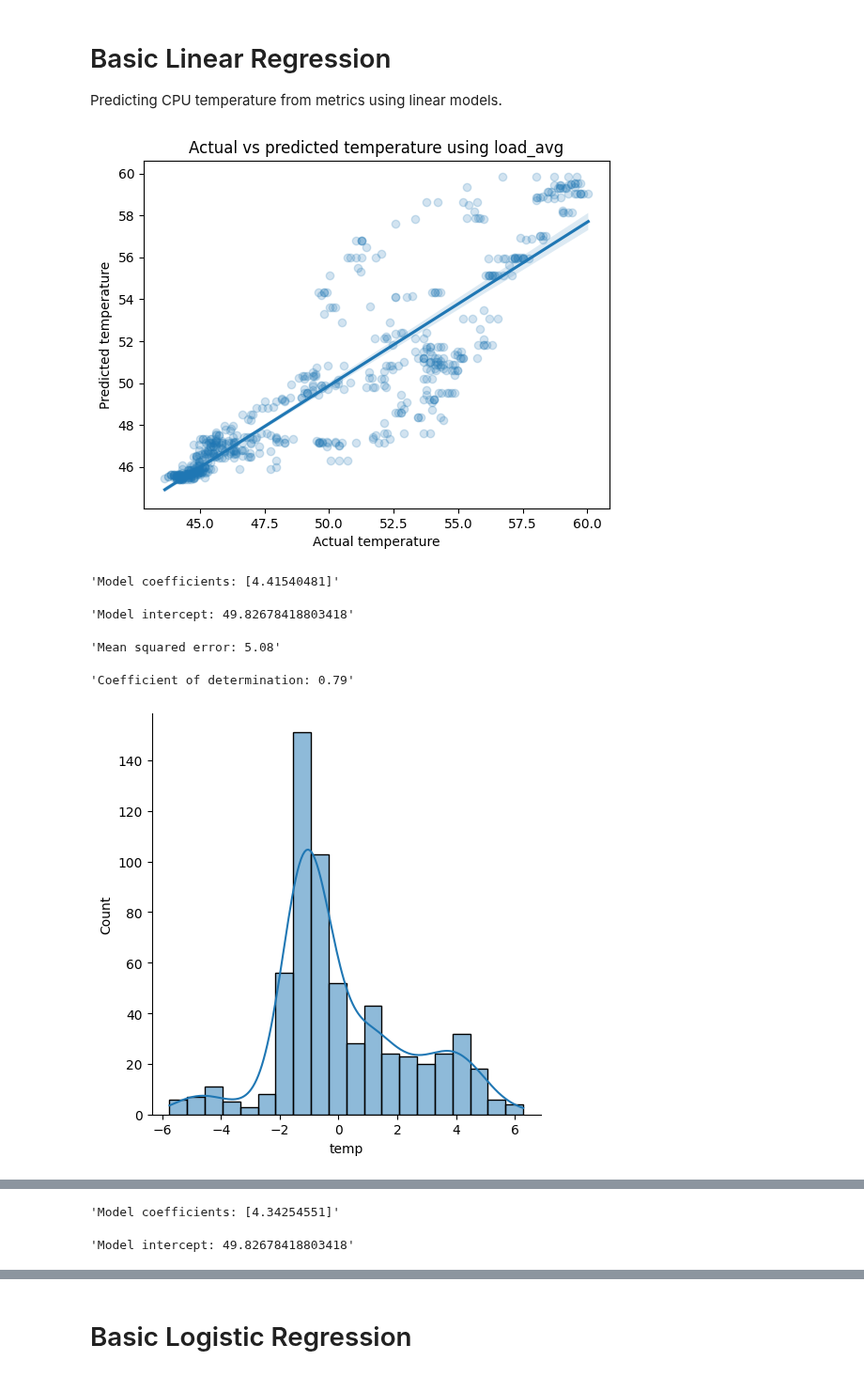
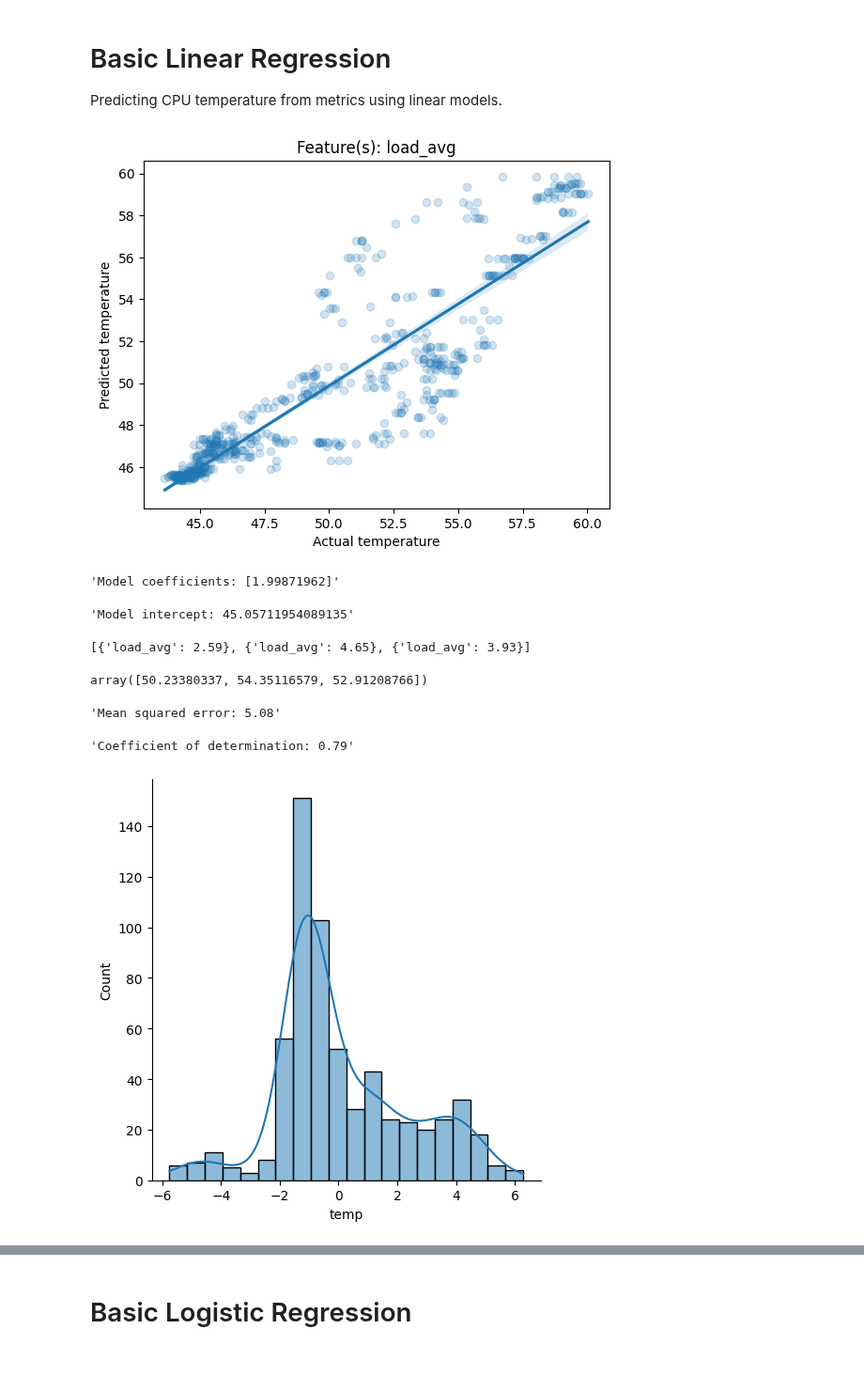
Before and after one commit to raspberrypipress/ai-projects-raspberrypi, a Jupyter notebook: code/ch03/Analyse CPU Data.ipynb, the cells around one changed output, grey strips where cells are left out. Shown at 94% size. Drawn from its saved outputs; the diff is of its cells as text; code cells hidden in the pictures.

Commit message:
removed scaling, added in enough info to calculate sample vals by hand

```diff
--- a/code/ch03/Analyse CPU Data.ipynb
+++ b/code/ch03/Analyse CPU Data.ipynb
@@ -51,55 +51,61 @@ from sklearn.pipeline import make_pipeline
 from sklearn.model_selection import train_test_split
 from sklearn.metrics import mean_squared_error, r2_score
 
-# Grab the adjusted data, but drop any rows with missing data.
-# The rows with missing data were created by the rolling average.
-df_data = df_adjusted.dropna(how="any")
-
-# Specify the independent variables, also known as "features".
-linreg_features = ["load_avg", "cpu_pct", "cpu_speed", "volts"]
-
-# Build a single-variable regression model for each feature, then
-# build a multiple-variable model for all the features.
-for fc in [[x] for x in linreg_features] + [linreg_features]:
+def do_regression(df, features):
 
     # Separate the independent and dependent variables.
-    X = df_data[fc]
-    y = df_data.temp
+    X = df[features]
+    y = df.temp
 
     # Split the date into training and test sets.
     X_train, X_test, y_train, y_test = \
         train_test_split(X, y, random_state=42)
 
     # Create the regression pipeline and fit the model.
-    linreg = make_pipeline(StandardScaler(), LinearRegression())
+    linreg = make_pipeline(LinearRegression())
     linreg.fit(X_train,y_train)
     y_pred = linreg.predict(X_test)
 
     # Plot the test data vs the model's predictions.
     sns.regplot(x=y_test, y=y_pred, scatter_kws={'alpha':0.2})
     plt.xlabel('Actual temperature')
     plt.ylabel('Predicted temperature')
-    plt.title(f"Actual vs predicted temperature using {', '.join(fc)}")
+    plt.title(f"Feature(s): {', '.join(features)}")
     plt.show()
 
     # Show some model stats
     regression_model = linreg.named_steps['linearregression']
     display(f"Model coefficients: {regression_model.coef_}")
     display(f"Model intercept: {regression_model.intercept_}")
+
+    # Pick and test a few samples
+    test_val = X_test.sample(3)
+    prediction = regression_model.predict(test_val)
+    display(test_val.to_dict(orient="records"), prediction)
 
     # We want a low mean squared error and a coefficient of
     # determination (R^2) as close to 1 as possible.
     mse = mean_squared_error(y_test, y_pred)
     r2 = r2_score(y_test, y_pred)
     display(f"Mean squared error: {mse:.2f}")
     display(f"Coefficient of determination: {r2:.2f}")
 
     sns.displot((y_test - y_pred), kde=True)
     plt.show()
+
+# Specify the independent variables, also known as "features".
+linreg_features = ["load_avg", "cpu_pct", "cpu_speed", "volts"]
+
+# Build a single-variable regression model for each feature, then
+# build a multiple-variable model for all the features.
+for fc in [[x] for x in linreg_features] + [linreg_features]:
+    do_regression(df_adjusted, fc)
 # %% [output]
-[figure, old version]
+[figure, new version]
-'Model coefficients: [4.41540481]'
+'Model coefficients: [1.99871962]'
-'Model intercept: 49.82678418803418'
+'Model intercept: 45.05711954089135'
-'Mean squared error: 5.08'
+[{'load_avg': 2.59}, {'load_avg': 4.65}, {'load_avg': 3.93}]
-'Coefficient of determination: 0.79'
+array([50.23380337, 54.35116579, 52.91208766])
+'Mean squared error: 5.08'
+'Coefficient of determination: 0.79'
-[figure, old version]
+[figure, new version]
@@ -107,2 +112,0 @@ for fc in [[x] for x in linreg_features] + [linreg_features]:
-'Model coefficients: [4.34254551]'
-'Model intercept: 49.82678418803418'
```
Also changed, not shown: parts of 3 cells of this notebook.
